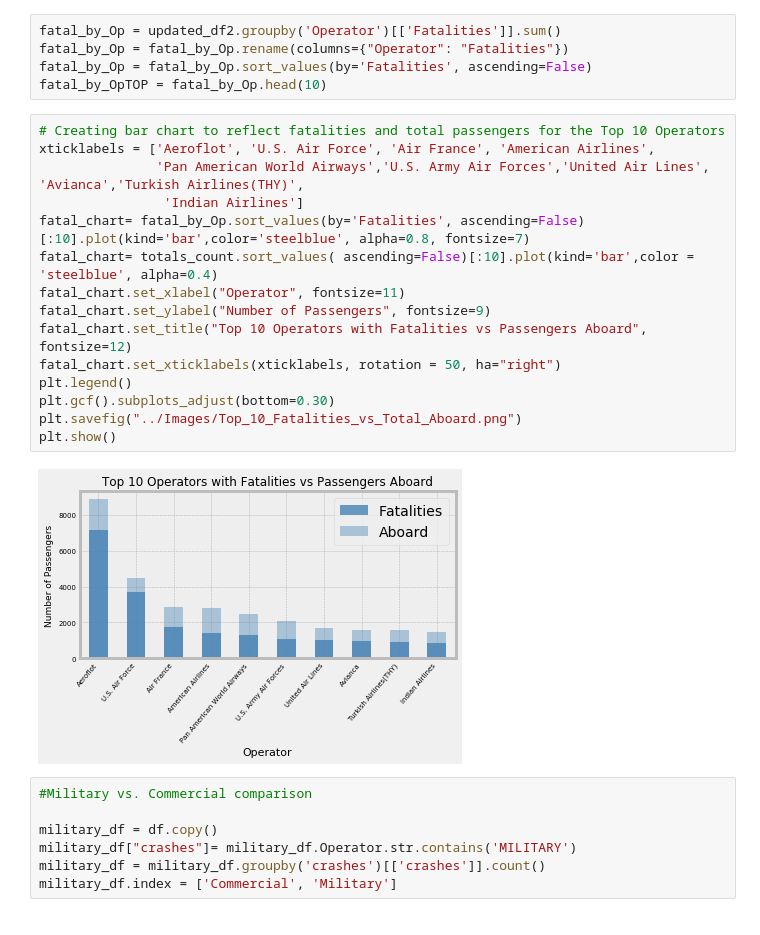
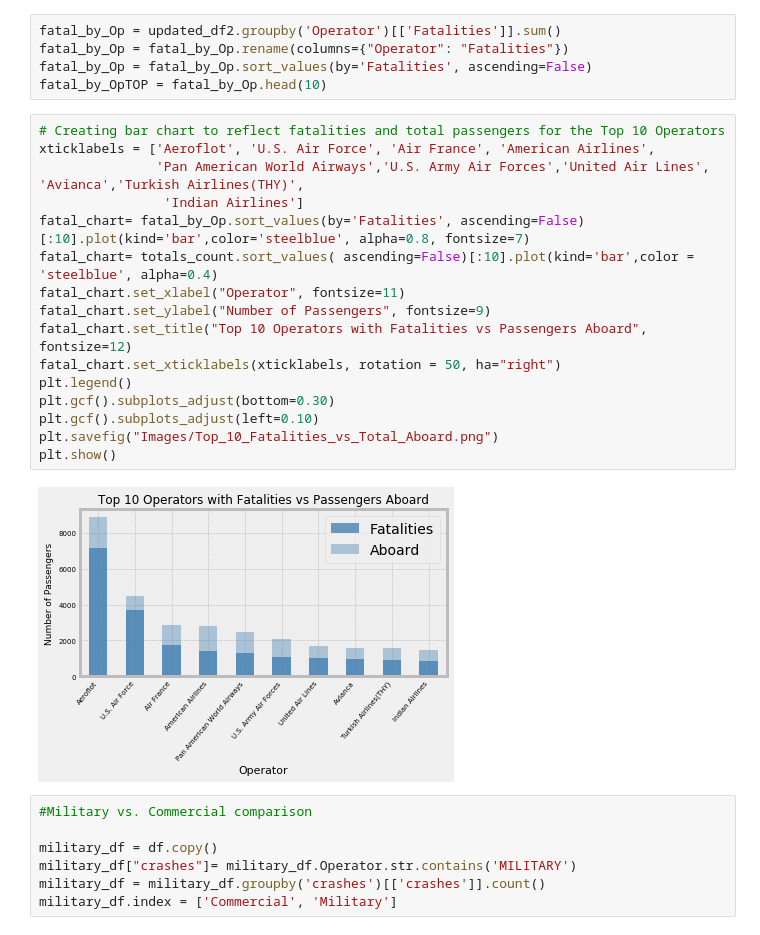
Before and after one commit to LauraJ3053/Project_01, a Jupyter notebook: Airplane_Crashes/Airplane_Crashes-Group.ipynb, the cells around one changed output. Drawn from its saved outputs; the diff is of its cells as text.

```diff
--- a/Airplane_Crashes/Airplane_Crashes-Group.ipynb
+++ b/Airplane_Crashes/Airplane_Crashes-Group.ipynb
@@ -351,20 +351,21 @@ fatal_by_OpTOP = fatal_by_Op.head(10)
 # %%
 # Creating bar chart to reflect fatalities and total passengers for the Top 10 Operators
 xticklabels = ['Aeroflot', 'U.S. Air Force', 'Air France', 'American Airlines',
                'Pan American World Airways','U.S. Army Air Forces','United Air Lines', 'Avianca','Turkish Airlines(THY)',
                 'Indian Airlines']
 fatal_chart= fatal_by_Op.sort_values(by='Fatalities', ascending=False)[:10].plot(kind='bar',color='steelblue', alpha=0.8, fontsize=7)
 fatal_chart= totals_count.sort_values( ascending=False)[:10].plot(kind='bar',color = 'steelblue', alpha=0.4)
 fatal_chart.set_xlabel("Operator", fontsize=11)
 fatal_chart.set_ylabel("Number of Passengers", fontsize=9)
 fatal_chart.set_title("Top 10 Operators with Fatalities vs Passengers Aboard", fontsize=12)
 fatal_chart.set_xticklabels(xticklabels, rotation = 50, ha="right")
 plt.legend()
 plt.gcf().subplots_adjust(bottom=0.30)
-plt.savefig("../Images/Top_10_Fatalities_vs_Total_Aboard.png")
+plt.gcf().subplots_adjust(left=0.10)
+plt.savefig("Images/Top_10_Fatalities_vs_Total_Aboard.png")
 plt.show()
 # %% [output]
-[figure, old version]
+[figure, new version]
 # %%
 #Military vs. Commercial comparison
 
```
Also changed, not shown: parts of 7 cells of this notebook, 3 other files.
